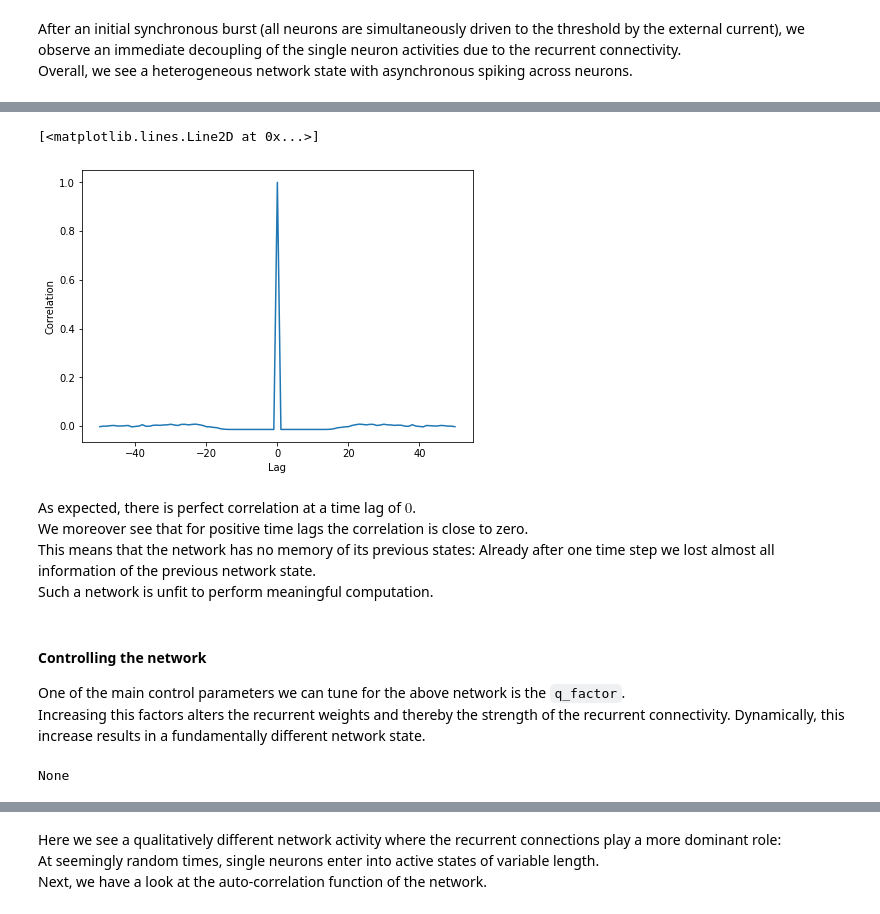
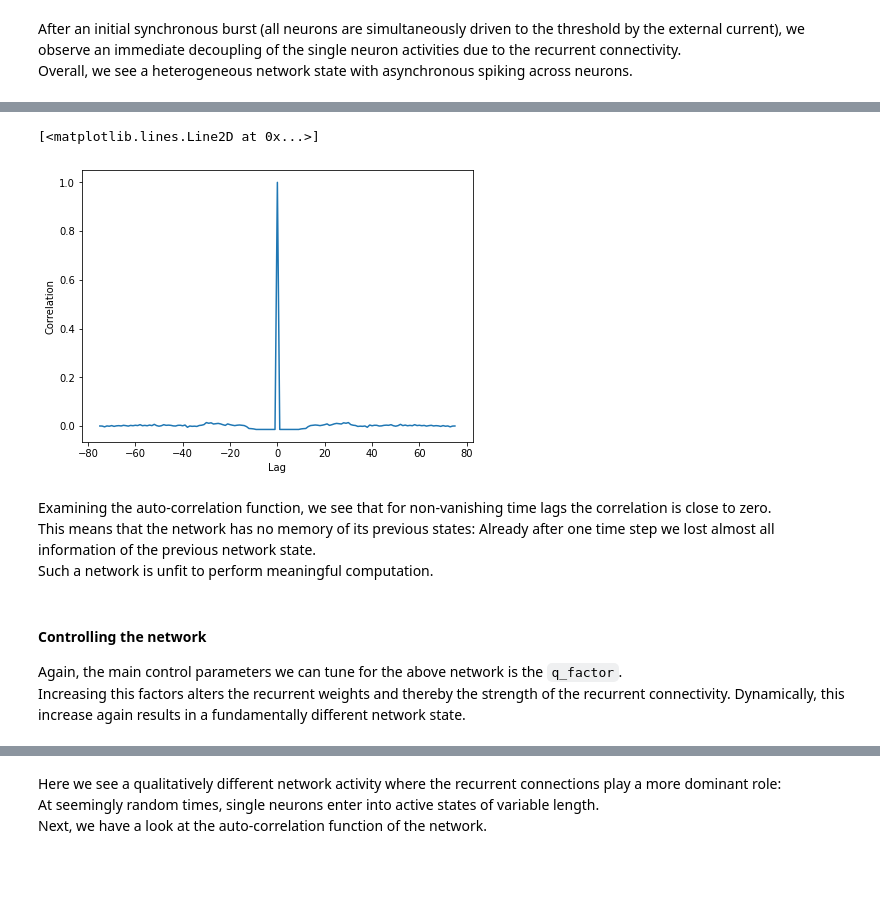
Before and after one commit to lava-nc/lava, a Jupyter notebook: tutorials/end_to_end/tutorial02_excitatory_inhibitory_network_higher_level.ipynb, the cells around one changed output, grey strips where cells are left out. Saved outputs shown, nothing was run; the diff lists cells and outputs as text; code cells hidden in the pictures; blank space fills up the shorter version.

```diff
--- a/tutorials/end_to_end/tutorial02_excitatory_inhibitory_network_higher_level.ipynb
+++ b/tutorials/end_to_end/tutorial02_excitatory_inhibitory_network_higher_level.ipynb
@@ -327,56 +606,22 @@ If $c(\tau)$ is significantly greater than zero for large $\tau$, the network ha
-# %%
-from scipy.stats import pearsonr
-
-def auto_corr_fct(spks, max_lag=50):
-    """Auto-correlation function of parallel spike trains
-
-    Parameters
-    ----------
-
-    spks : np.ndarray shape (num_neurons, timesteps)
-        Spiking activity of neurons, a spike is indicated by a one
-    max_lag : int
-        Maximal lag for compuation of auto-correlation function
-
-    Returns:
-
-    lags : np.ndarray
-        lags for auto-correlation function
-    auto_corr_fct : np.ndarray
-        auto-correlation function
-    """
-    assert max_lag < spks.shape[1], 'Maximal lag must be smaller then total number of time points'
-    auto_corr_fct = np.zeros(2 * max_lag + 1)
-    lags = np.linspace(-1 * max_lag, max_lag, 2 * max_lag + 1, dtype=int)
-
-    for i, lag in enumerate(lags):
-        shifted_spks = np.roll(spks, shift=lag, axis=1)
-        auto_corrs = np.zeros(spks.shape[0])
-        for j, spk in enumerate(spks):
-            auto_corrs[j] = pearsonr(spk, shifted_spks[j])[0]
-        auto_corr_fct[i] = np.mean(auto_corrs)
-
-    return lags, auto_corr_fct
 # %%
-lags, ac_fct = auto_corr_fct(spks=spks_balanced)
+lags, ac_fct = auto_corr_fct(acts=spks_balanced)
 
 # Plotting the auto-correlation function
 plt.figure(figsize=(7,5))
 plt.xlabel('Lag')
 plt.ylabel('Correlation')
 plt.plot(lags, ac_fct)
 # %% [output]
 [<matplotlib.lines.Line2D at 0x...>]
-[figure, old version]
+[figure, new version]
 # %% [markdown]
-As expected, there is perfect correlation at a time lag of $0$. <br>
-We moreover see that for positive time lags the correlation is close to zero. <br>
+Examining the auto-correlation function, we see that for non-vanishing time lags the correlation is close to zero. <br>
 This means that the network has no memory of its previous states: Already after one time step we lost almost all information of the previous network state. <br>
 Such a network is unfit to perform meaningful computation.
 # %% [markdown]
 #### Controlling the network
-One of the main control parameters we can tune for the above network is the `q_factor`. <br>
-Increasing this factors alters the recurrent weights and thereby the strength of the recurrent connectivity. Dynamically, this increase results in a fundamentally different network state.
+Again, the main control parameters we can tune for the above network is the `q_factor`. <br>
+Increasing this factors alters the recurrent weights and thereby the strength of the recurrent connectivity. Dynamically, this increase again results in a fundamentally different network state.
 # %%
 # Fix randomness
 np.random.seed(1234)
@@ -385,26 +630,21 @@ np.random.seed(1234)
 network_params_critical = network_params_balanced.copy()
 network_params_critical['q_factor'] = 10 * network_params_critical['q_factor']
 
-rcfg = Loihi1SimCfg(select_tag='floating_pt', select_sub_proc_model=True)
+rcfg = CustomRunConfigFloat(select_tag='lif_neurons', select_sub_proc_model=True)
 run_cond = RunSteps(num_steps=num_steps)
 
 # Creating new new network with changed weights
 network_critical = EINetwork(**network_params_critical)
+outport_plug = io.sink.RingBuffer(shape=shape, buffer=num_steps)
 
-inport_plug = source.RingBuffer(data=np.zeros((num_neurons, 1)))
-outport_plug = sink.RingBuffer(shape=shape, buffer=num_steps)
-
-inport_plug.s_out.connect(network_critical.a_in)
-network_critical.s_out.connect(outport_plug.a_in)
+network_critical.outport.connect(outport_plug.a_in)
 
 network_critical.run(condition=run_cond, run_cfg=rcfg)
 
 # Fetching spiking activity
 spks_critical = outport_plug.data.get()
 
-network_critical.stop()
+network_balanced.stop()
-# %% [output]
-None
 # %%
 fig = raster_plot(spks=spks_critical)
 # %% [output]
```
Also changed, not shown: parts of 40 cells of this notebook.
